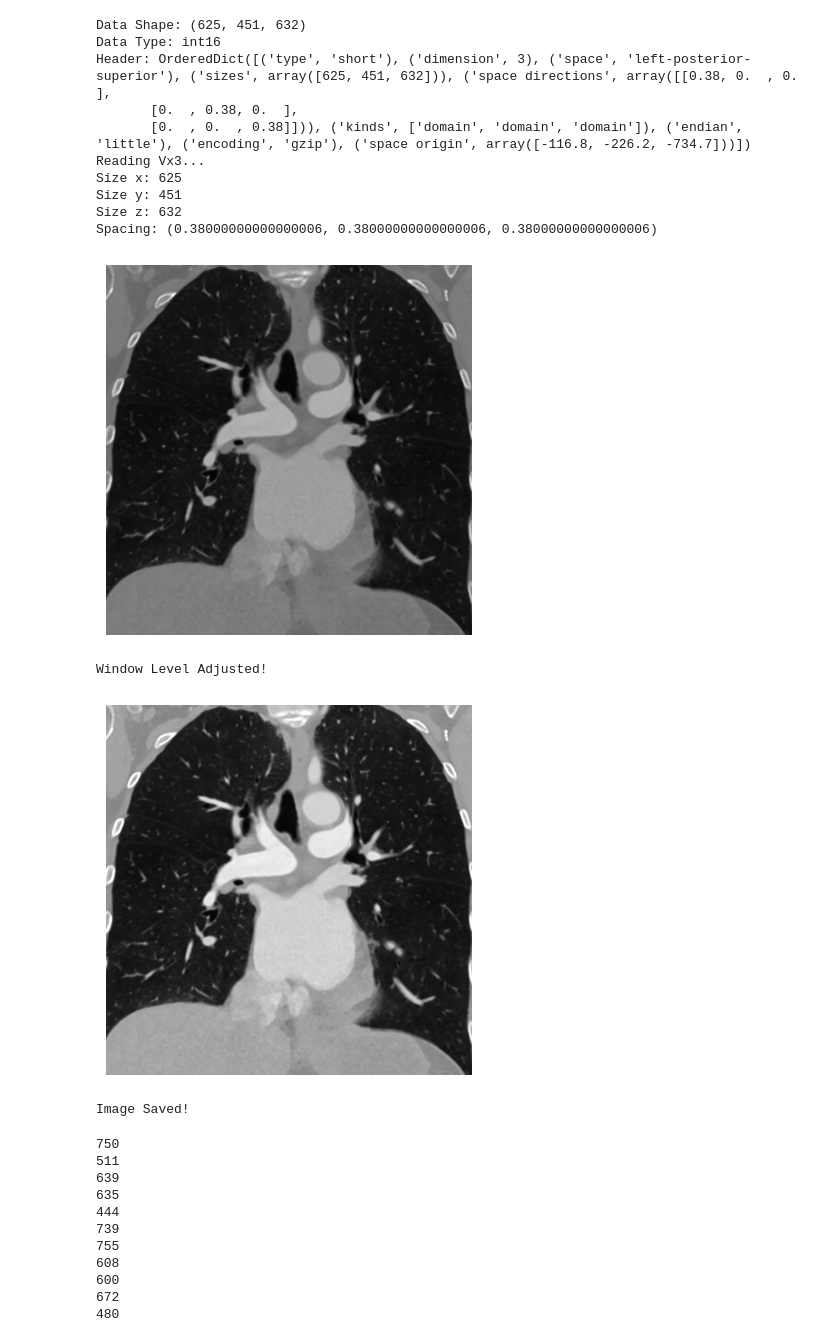
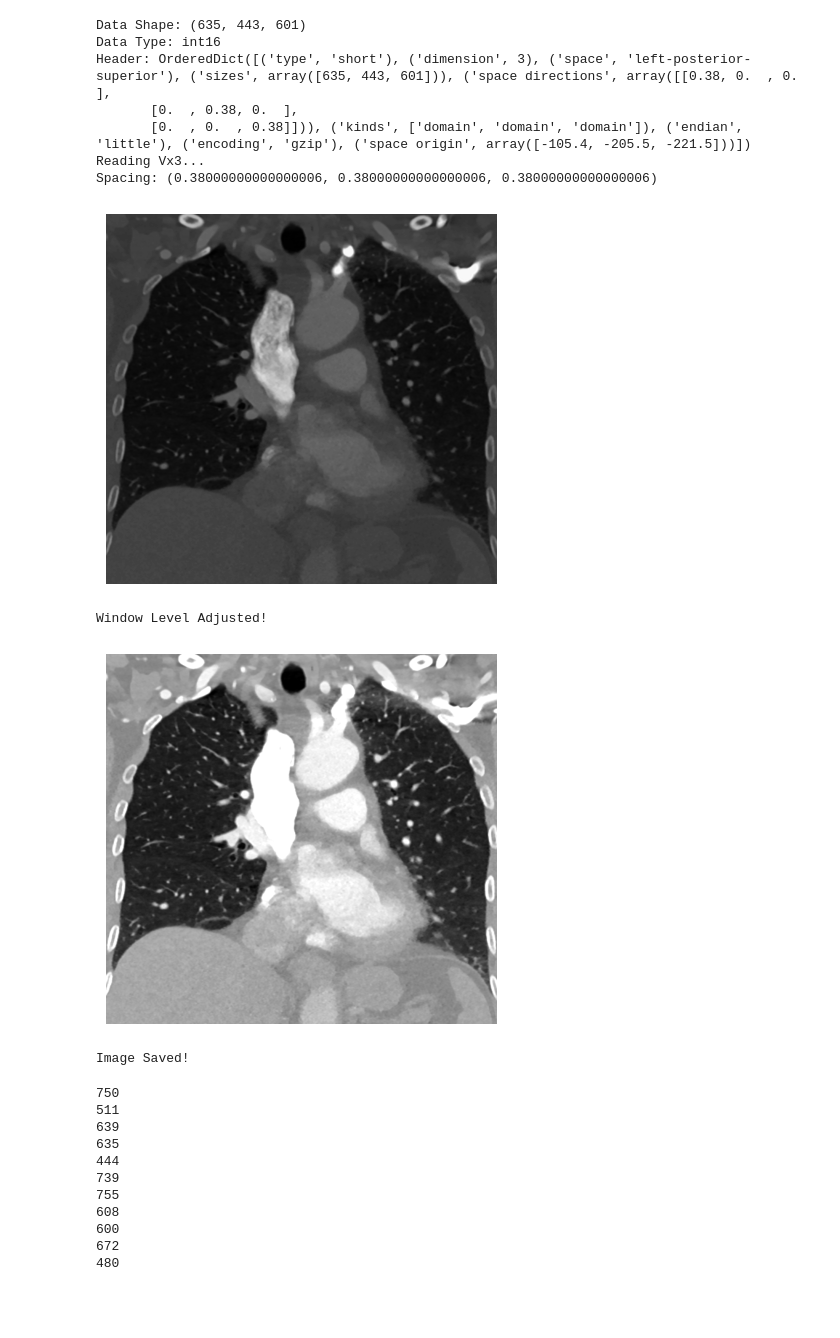
Before and after one commit to seyhosseini/RA4-Project, a Jupyter notebook: Nate/QCImageCode.ipynb, the cells around one changed output. Saved outputs shown, nothing was run; the diff lists cells and outputs as text; code cells hidden in the pictures; blank space fills up the shorter version.

Commit message:
Edited Input and Output Paths for Users [N#8]

```diff
--- a/Nate/QCImageCode.ipynb
+++ b/Nate/QCImageCode.ipynb
@@ -1,7 +1,7 @@
 # %%
-###THIS CODE WORKS TO MAKE one .PNG file from a specific Vx3
-##Instructions: Two inputs are needed, "Vx3_path", and "output_path"
-##Once you input both the input and output path the code is ready
+### THIS CODE WORKS TO MAKE one .PNG file from a specific Vx3
+## Instructions: Two inputs are needed, "Vx3_path", and "output_path"
+## Input the path for the Vx3 and then create the image within the same folder
 
 import SimpleITK as sitk
 import numpy as np
@@ -10,12 +10,12 @@ from PIL import Image
 import nrrd
 
 #Input path for Vx3
-Vx3_path = "z:/D-Images/MESAL-3/2-Checked-Done-Temp/Done/Case-1-MESAL-5010098-E3/Markups/88-Nate/Vx3.nrrd"
+Vx3_path = "z:/D-Images/MESAL-3/2-Checked-Done-Temp/Done/Case-10-MESAL-3016340-E3/Markups/88-Jensen/Vx3.nrrd"
 # Output path for PNG of Vx3
 # Replace with the desired output file path
-output_path = "z:/D-Images/MESAL-3/2-Checked-Done-Temp/Done/Case-1-MESAL-5010098-E3/Markups/88-Nate/QC_Image88.png"
+output_path = "z:/D-Images/MESAL-3/2-Checked-Done-Temp/Done/Case-10-MESAL-3016340-E3/Markups/88-Jensen/QC_Image10.png"
 
-# Load the image using nibabel
+# Load the image using nibabel to see image information
 data, header = nrrd.read(Vx3_path)
 
 # Print the metadata
@@ -35,43 +35,40 @@ print("Spacing:", spacing)
 # Extract the middle plane along the y-dimension
 slice_2d = Vx3[:,y_index,:]
 slice_array = sitk.GetArrayFromImage(slice_2d)
 
 # Set the Window level
 window_level_min = -1024  # Adjust these values according to your preference
 window_level_max = 650
 
 # Apply Window Level to image
 windowed_image = sitk.IntensityWindowing(slice_2d, window_level_min, window_level_max, 0, 255)
 windowed_slice_array = sitk.GetArrayFromImage(windowed_image)
 
 #Show Vx3
 plt.imshow(slice_array, cmap="gray",origin='lower')
 plt.axis("off")
 plt.show()
 print("Window Level Adjusted!")
 #Show Vx3 with correct window level
 plt.imshow(windowed_slice_array, cmap="gray",origin='lower')
 plt.axis("off")
 plt.show()
 
 #Save the .PNG to output path
-# plt.imsave(output_path, windowed_slice_array, cmap="gray", origin='lower')
+plt.imsave(output_path, windowed_slice_array, cmap="gray", origin='lower')
 
 print("Image Saved!")
 # %% [output]
-Data Shape: (625, 451, 632)
+Data Shape: (635, 443, 601)
 Data Type: int16
-Header: OrderedDict([('type', 'short'), ('dimension', 3), ('space', 'left-posterior-superior'), ('sizes', array([625, 451, 632])), ('space directions', array([[0.38, 0.  , 0.  ],
+Header: OrderedDict([('type', 'short'), ('dimension', 3), ('space', 'left-posterior-superior'), ('sizes', array([635, 443, 601])), ('space directions', array([[0.38, 0.  , 0.  ],
        [0.  , 0.38, 0.  ],
-       [0.  , 0.  , 0.38]])), ('kinds', ['domain', 'domain', 'domain']), ('endian', 'little'), ('encoding', 'gzip'), ('space origin', array([-116.8, -226.2, -734.7]))])
+       [0.  , 0.  , 0.38]])), ('kinds', ['domain', 'domain', 'domain']), ('endian', 'little'), ('encoding', 'gzip'), ('space origin', array([-105.4, -205.5, -221.5]))])
 Reading Vx3...
-Size x: 625
-Size y: 451
-Size z: 632
 Spacing: (0.38000000000000006, 0.38000000000000006, 0.38000000000000006)
-[figure, old version]
+[figure, new version]
 Window Level Adjusted!
-[figure, old version]
+[figure, new version]
 Image Saved!
 # %%
 # This Code will make .PNGs
```
Also changed, not shown: parts of 2 cells of this notebook, 1 other file.
